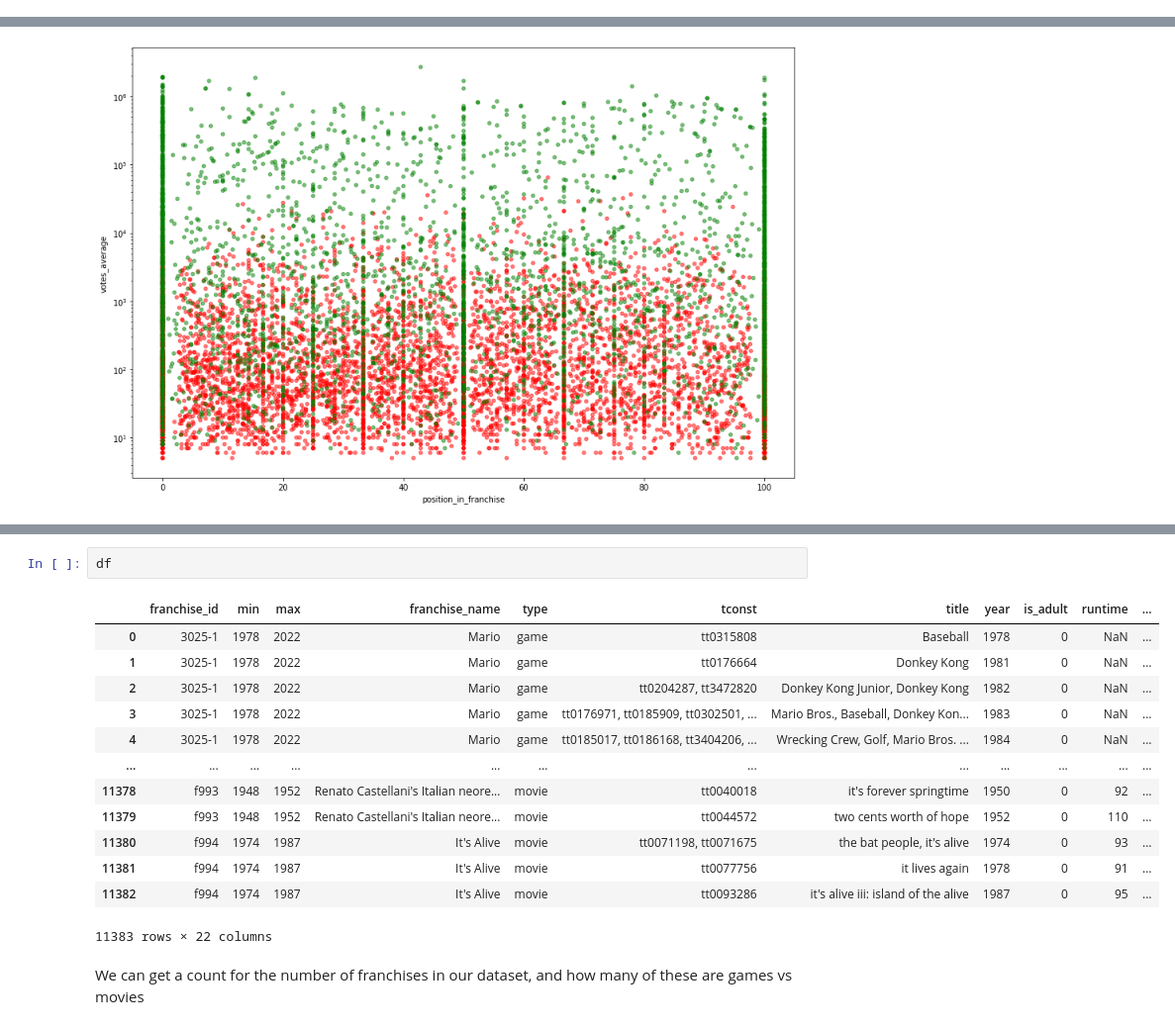
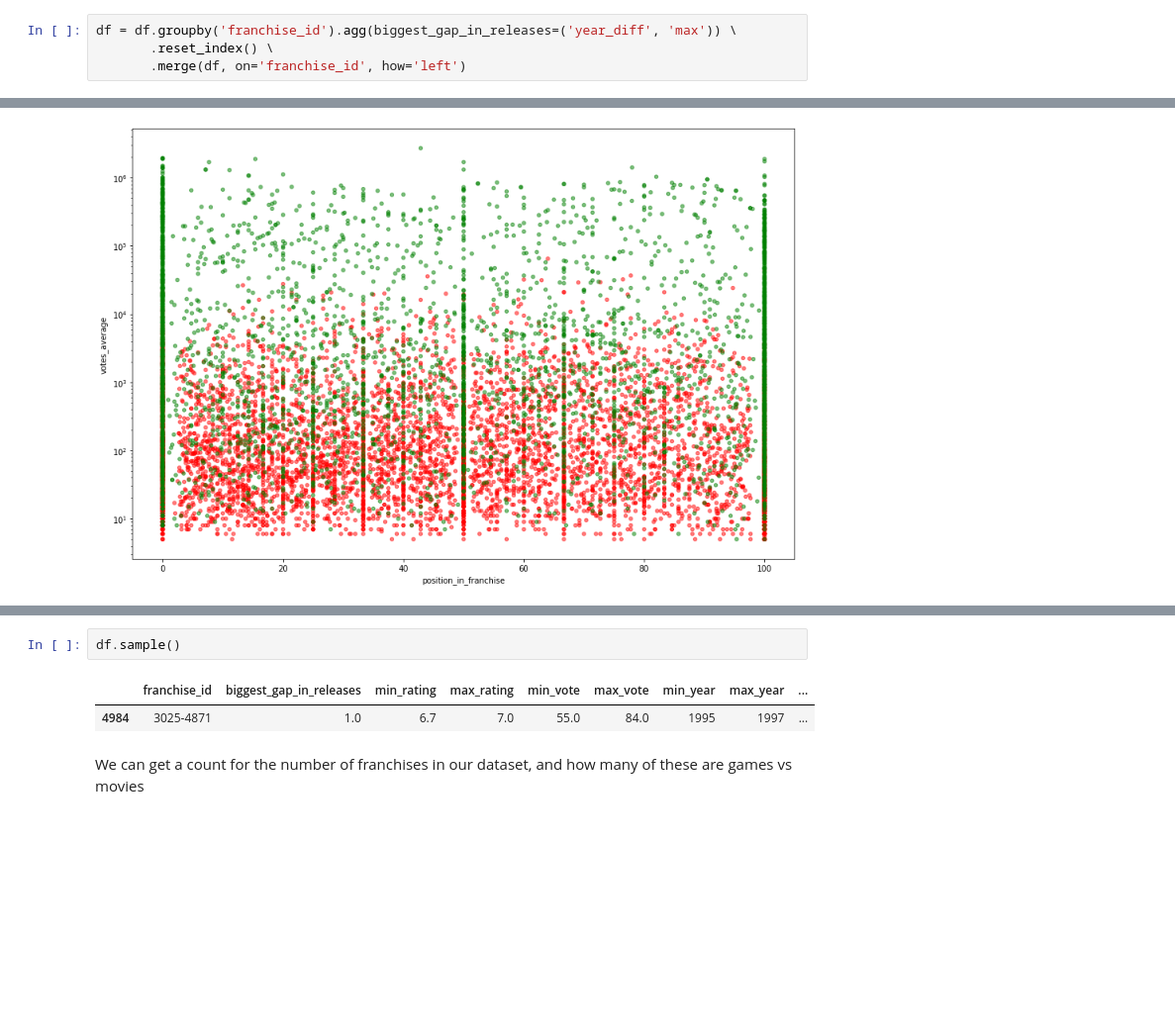
Before and after one commit to adambrennan150/Franchises, a Jupyter notebook: RQ1.ipynb, the cells around one changed output, grey strips where cells are left out. Shown at 99% size. Cells and saved outputs as stored; diff of their text form; blank space fills up the shorter version.

```diff
--- a/RQ1.ipynb
+++ b/RQ1.ipynb
@@ -35,3 +41,7 @@ df = df.groupby('franchise_id').agg(min_rating=('rating_average', 'min'), max_ra
+# %%
+df = df.groupby('franchise_id').agg(biggest_gap_in_releases=('year_diff', 'max')) \
+       .reset_index() \
+       .merge(df, on='franchise_id', how='left')
 # %%
 df.sample()
 # %% [output]
@@ -99,19 +160,8 @@ plt.yscale('log', base=10)
 # %%
-df
+df.sample()
 # %% [output]
-|  | franchise_id | min | max | franchise_name | type | tconst | title | year | is_adult | runtime | ... |
-| 0 | 3025-1 | 1978 | 2022 | Mario | game | tt0315808 | Baseball | 1978 | 0 | NaN | ... |
-| 1 | 3025-1 | 1978 | 2022 | Mario | game | tt0176664 | Donkey Kong | 1981 | 0 | NaN | ... |
-| 2 | 3025-1 | 1978 | 2022 | Mario | game | tt0204287, tt3472820 | Donkey Kong Junior, Donkey Kong | 1982 | 0 | NaN | ... |
-| 3 | 3025-1 | 1978 | 2022 | Mario | game | tt0176971, tt0185909, tt0302501, ... | Mario Bros., Baseball, Donkey Kon... | 1983 | 0 | NaN | ... |
-| 4 | 3025-1 | 1978 | 2022 | Mario | game | tt0185017, tt0186168, tt3404206, ... | Wrecking Crew, Golf, Mario Bros. ... | 1984 | 0 | NaN | ... |
-| ... | ... | ... | ... | ... | ... | ... | ... | ... | ... | ... | ... |
-| 11378 | f993 | 1948 | 1952 | Renato Castellani's Italian neore... | movie | tt0040018 | it's forever springtime | 1950 | 0 | 92 | ... |
-| 11379 | f993 | 1948 | 1952 | Renato Castellani's Italian neore... | movie | tt0044572 | two cents worth of hope | 1952 | 0 | 110 | ... |
-| 11380 | f994 | 1974 | 1987 | It's Alive | movie | tt0071198, tt0071675 | the bat people, it's alive | 1974 | 0 | 93 | ... |
-| 11381 | f994 | 1974 | 1987 | It's Alive | movie | tt0077756 | it lives again | 1978 | 0 | 91 | ... |
-| 11382 | f994 | 1974 | 1987 | It's Alive | movie | tt0093286 | it's alive iii: island of the alive | 1987 | 0 | 95 | ... |
+|  | franchise_id | biggest_gap_in_releases | min_rating | max_rating | min_vote | max_vote | min_year | max_year | ... |
+| 4984 | 3025-4871 | 1.0 | 6.7 | 7.0 | 55.0 | 84.0 | 1995 | 1997 | ... |
-11383 rows × 22 columns
 # %% [markdown]
 We can get a count for the number of franchises in our dataset, and how many of these are games vs movies
 # %%
```
Also changed, not shown: parts of 45 cells of this notebook.
